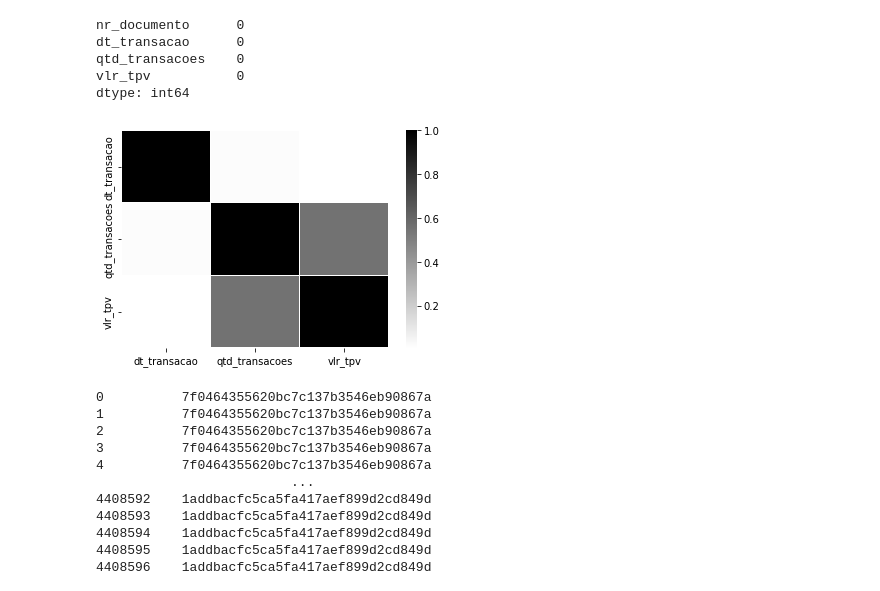
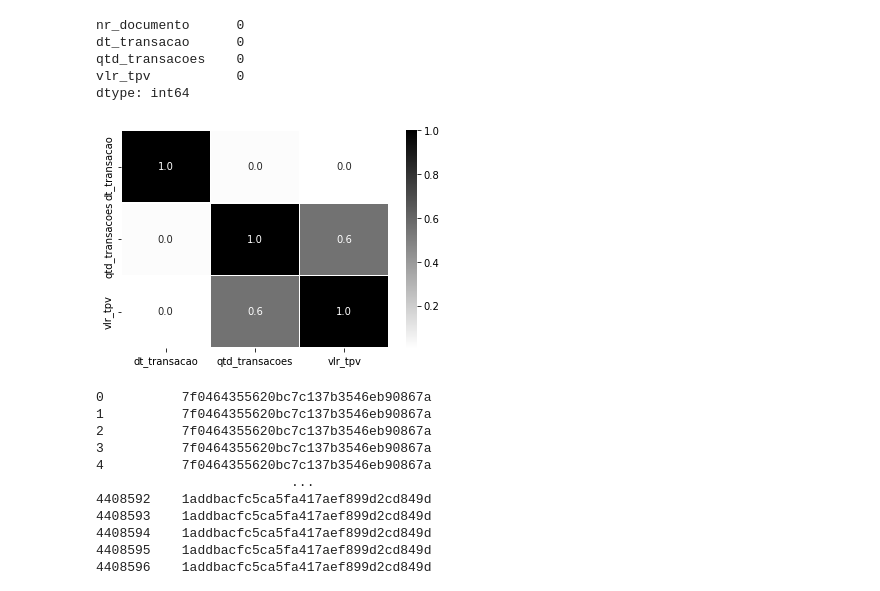
Before and after one commit to murilofarias10/STONE_DATA_CHALLENGE_2022-MURILO-FARIAS, a Jupyter notebook: STONE_DATA_CHALLENGE_2022_MURILO_FARIAS.ipynb, the cells around one changed output. Drawn from its saved outputs; the diff is of its cells as text; code cells hidden in the pictures.

```diff
--- a/STONE_DATA_CHALLENGE_2022_MURILO_FARIAS.ipynb
+++ b/STONE_DATA_CHALLENGE_2022_MURILO_FARIAS.ipynb
@@ -223,10 +222,10 @@ dtype: int64
 # %%
 #Gerar tabela correlação para colunas númericas
 corr_tpv = PORTFOLIO_TPV.corr()
-sns.heatmap(corr_tpv, cmap = "gist_gray_r", linewidths = 0.1)
-plt.show()
+corr = PORTFOLIO_GERAL.corr()
+plot = sns.heatmap(corr_tpv, annot = True, fmt=".1f", linewidths=.6, cmap = "gist_gray_r")
 # %% [output]
-[figure, old version]
+[figure, new version]
 # %%
 #Verificando as estruturas de todas as colunas do arquivo tratado
 for a in PORTFOLIO_TPV:
```
Also changed, not shown: parts of 4 cells of this notebook.
